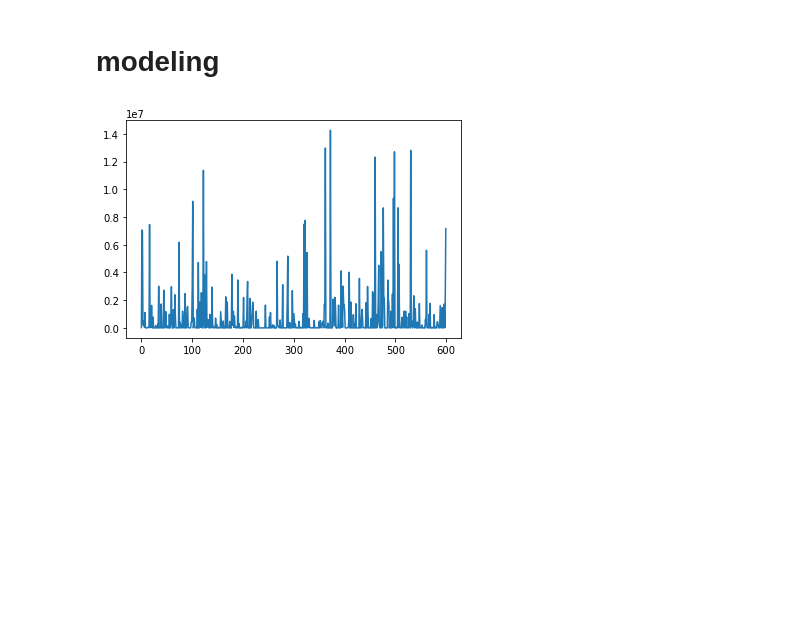
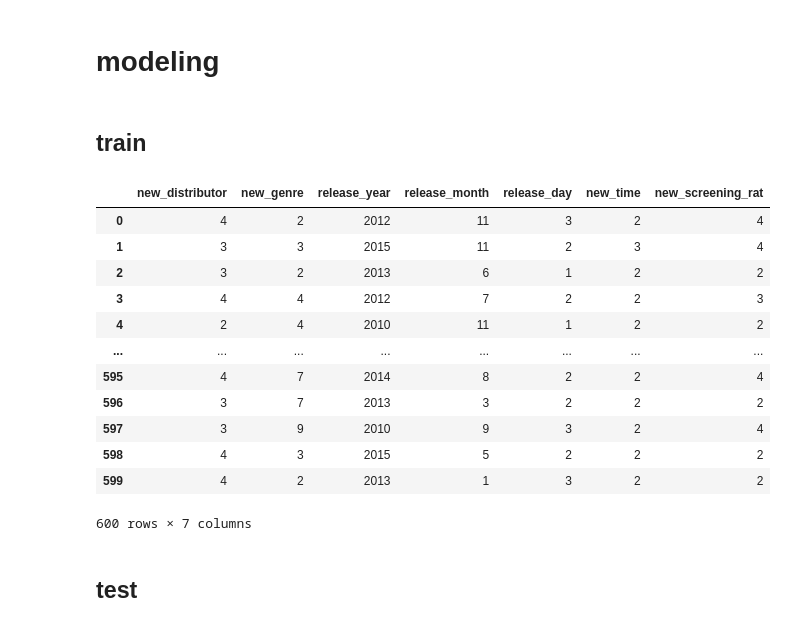
Before and after one commit to shp1204/AI-, a Jupyter notebook: study/1st_movie/movie_EDA.ipynb, the cells around one changed output. Drawn from its saved outputs; the diff is of its cells as text; code cells hidden in the pictures; blank space fills up the shorter version.

```diff
--- a/study/1st_movie/movie_EDA.ipynb
+++ b/study/1st_movie/movie_EDA.ipynb
@@ -358,8 +370,26 @@ make_new_col('screening_rat', mapping)
 600 rows × 8 columns
 # %% [markdown]
 # modeling
-# %%
-plt.plot(df['box_off_num'])
-plt.show()
-# %% [output]
-[figure, removed]
+# %% [markdown]
+## train
+# %%
+train_y = df['box_off_num']
+train_x = df.drop(['box_off_num'], axis=1)
+# %%
+train_x
+# %% [output]
+|  | new_distributor | new_genre | release_year | release_month | release_day | new_time | new_screening_rat |
+| 0 | 4 | 2 | 2012 | 11 | 3 | 2 | 4 |
+| 1 | 3 | 3 | 2015 | 11 | 2 | 3 | 4 |
+| 2 | 3 | 2 | 2013 | 6 | 1 | 2 | 2 |
+| 3 | 4 | 4 | 2012 | 7 | 2 | 2 | 3 |
+| 4 | 2 | 4 | 2010 | 11 | 1 | 2 | 2 |
+| ... | ... | ... | ... | ... | ... | ... | ... |
+| 595 | 4 | 7 | 2014 | 8 | 2 | 2 | 4 |
+| 596 | 3 | 7 | 2013 | 3 | 2 | 2 | 2 |
+| 597 | 3 | 9 | 2010 | 9 | 3 | 2 | 4 |
+| 598 | 4 | 3 | 2015 | 5 | 2 | 2 | 2 |
+| 599 | 4 | 2 | 2013 | 1 | 3 | 2 | 2 |
+600 rows × 7 columns
+# %% [markdown]
+## test
```
Also changed, not shown: parts of 11 cells of this notebook, 6 other files.
